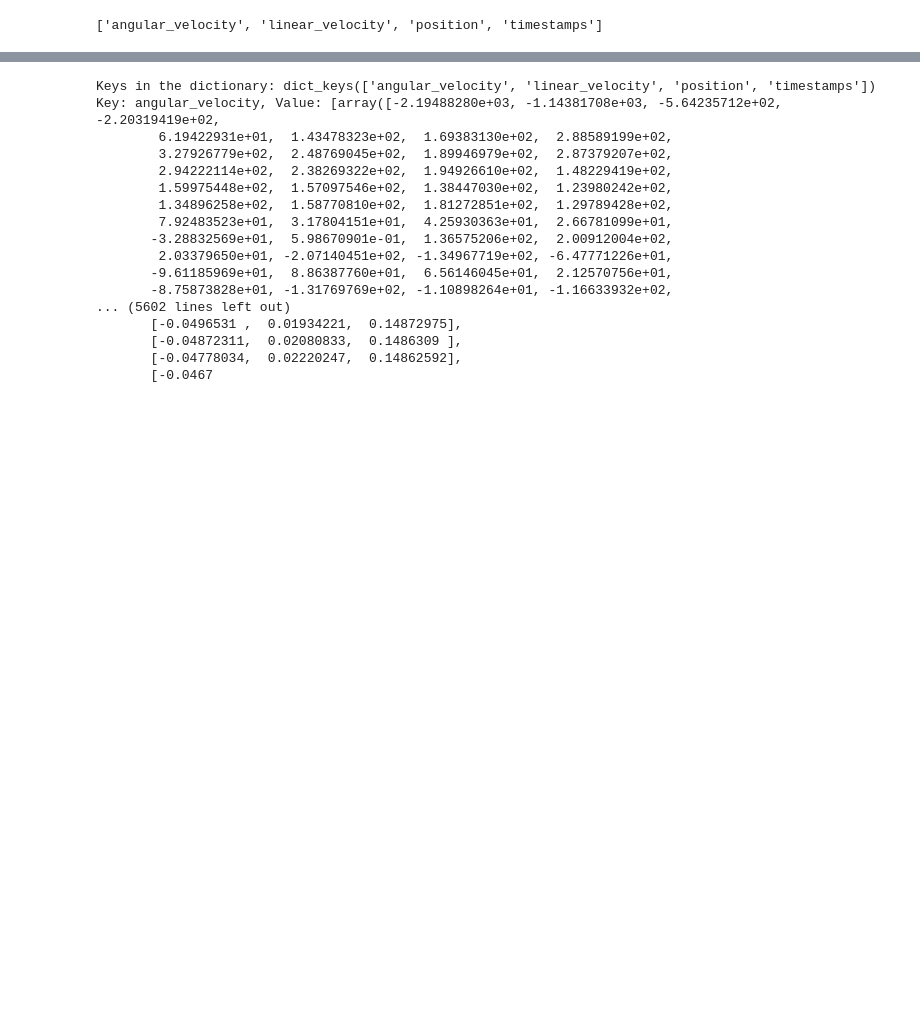
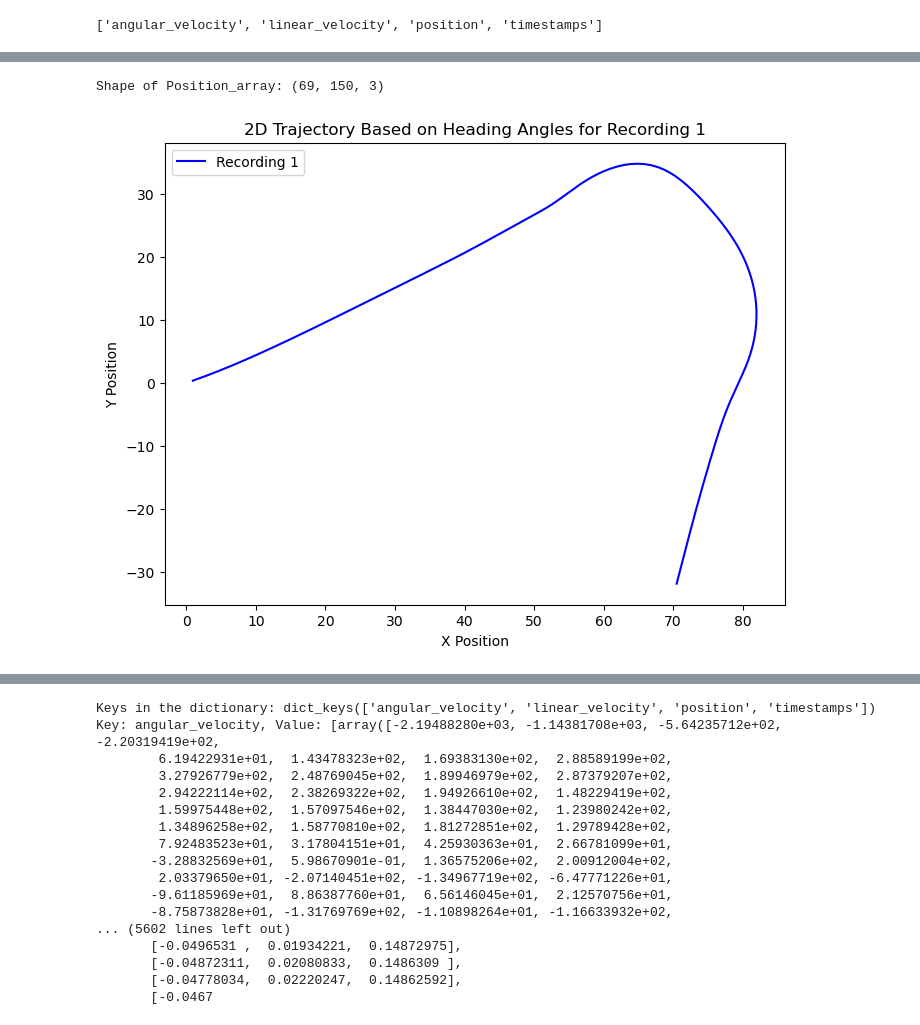
Before and after one commit to Shivammm123/FlyFlightBehavior, a Jupyter notebook: Free Flight Analysis Flies/J74xU68 Free Flight Experiment/240915 J74xU68 Free Flight Analysis/240915 J74xU68 Free Flight Analysis.ipynb, the cells around one changed output, grey strips where cells are left out. Drawn from its saved outputs; the diff is of its cells as text; code cells hidden in the pictures; blank space fills up the shorter version.

```diff
--- a/Free Flight Analysis Flies/J74xU68 Free Flight Experiment/240915 J74xU68 Free Flight Analysis/240915 J74xU68 Free Flight Analysis.ipynb
+++ b/Free Flight Analysis Flies/J74xU68 Free Flight Experiment/240915 J74xU68 Free Flight Analysis/240915 J74xU68 Free Flight Analysis.ipynb
@@ -29,0 +68,41 @@ list(data)
+# %%
+import numpy as np
+
+# Assuming Position is your list
+Position_array = np.array(Position)
+# %%
+print("Shape of Position_array:", Position_array.shape)
+# %% [output]
+Shape of Position_array: (69, 150, 3)
+# %%
+x_positions = Position_array[:, :, 0]
+y_positions = Position_array[:, :, 1]
+z_positions = Position_array[:, :, 2]  # Optional if you don't need it for 2D calculations
+# %%
+# Calculate heading angles for all frames
+heading_angles = np.arctan2(y_positions, x_positions)  # Shape: (69, 150)
+# %%
+heading_angles_degrees = np.degrees(heading_angles)  # Shape: (69, 150)
+# %%
+# Initialize lists for x and y components
+x_trajectory = []
+y_trajectory = []
+
+# Loop over each recording to calculate the 2D trajectory
+for i in range(69):
+    dx = np.cos(np.radians(heading_angles_degrees[i]))  # Convert to radians for trigonometric functions
+    dy = np.sin(np.radians(heading_angles_degrees[i]))
+
+    x_trajectory.append(np.cumsum(dx, axis=0))  # Cumulative sum to visualize the path
+    y_trajectory.append(np.cumsum(dy, axis=0))
+
+# Example: Plot the first recording's trajectory
+plt.figure(figsize=(8, 6))
+plt.plot(x_trajectory[0], y_trajectory[0], label="Recording 1", color='blue')
+plt.xlabel("X Position")
+plt.ylabel("Y Position")
+plt.title("2D Trajectory Based on Heading Angles for Recording 1")
+plt.legend()
+plt.show()
+# %% [output]
+[figure, added]
```
Also changed, not shown: parts of 10 cells of this notebook, 10 other files.
